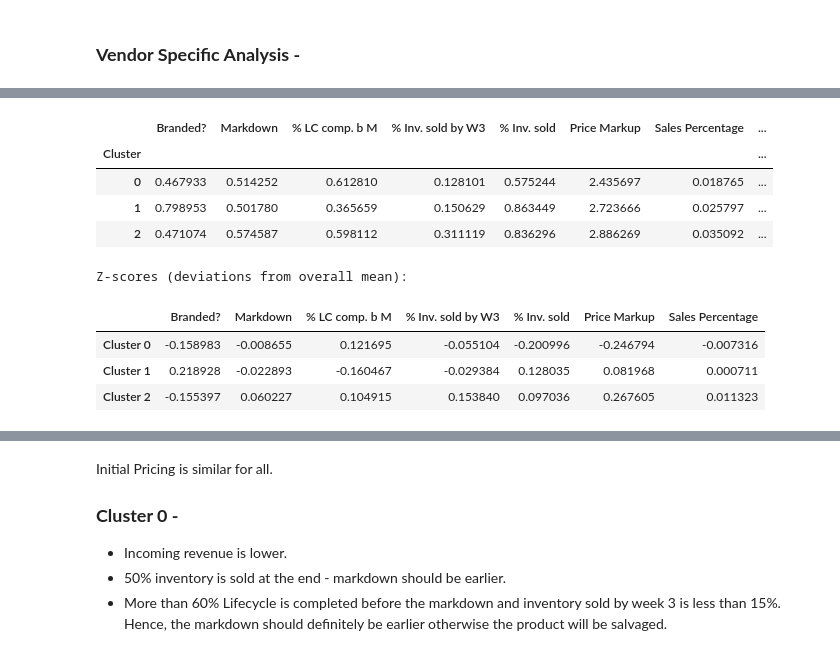
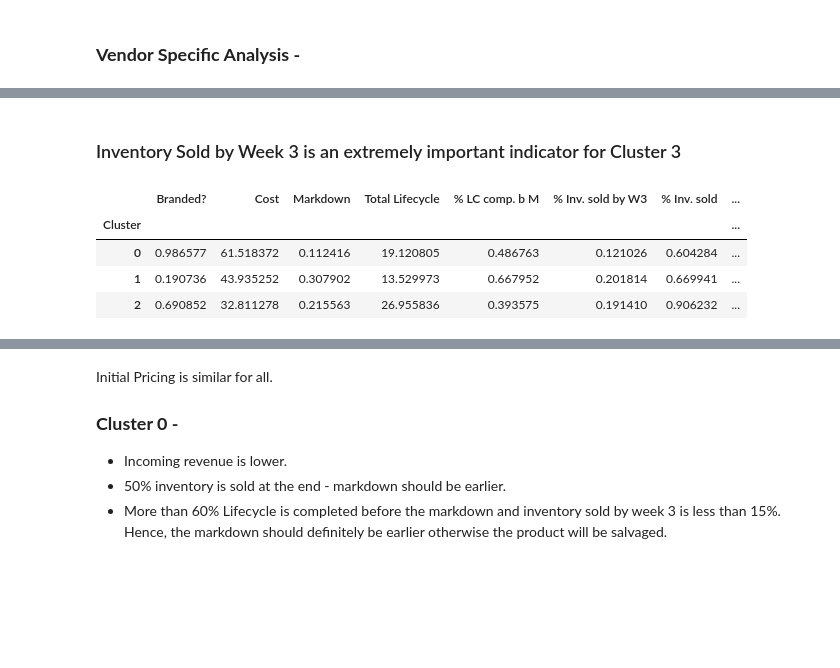
Before and after one commit to akshat-karwa/Markdown-Management, a Jupyter notebook: markdown_management.ipynb, the cells around one changed output, grey strips where cells are left out. Drawn from its saved outputs; the diff is of its cells as text; code cells hidden in the pictures; blank space fills up the shorter version.

```diff
--- a/markdown_management.ipynb
+++ b/markdown_management.ipynb
@@ -33,8 +33,6 @@ new_columns = {
     }
 
 df = df.rename(columns=new_columns)
-# init_Profit = 1st Ticket Price - Cost
-df['Profit - 1st Ticket Price'] = df['Initial Price'] - df['Cost']
 df['Sunk Cost'] = (df['Units Left'] * df['Cost'])
 df['Has_Markdown'] = df['Markdown'].notna()
 # %% [markdown]
@@ -138,8 +151,8 @@ plot_analysis(vendor_markdown_data, variable='Vendor')
 df['% LC comp. b M'] = (df['Week of Markdown'] / df['Total Lifecycle'])
 df['% Inv. sold by W3'] = (df['Sales by Week 3'] / (df['Sales'] + df['Units Left']))
 df['% Inv. sold'] = (df['Sales'] / (df['Sales'] + df['Units Left']))
-df['Price Markup'] = (df['Initial Price'] / df['Cost'])
-df["Sales Percentage"] = (df["Sales Amount"] / df["Sales Amount"].sum()) * 100
+df['Price Markup'] = (df['Initial Price'] / (df['Cost']))
+df["Sales Percentage"] = (df["Sales Amount"] / df["Sales Amount"].sum())
 df['Markdown'] = (df['Markdown'] / 100)
 df
 # %% [output]
@@ -192,0 +209,7 @@ plt.show()
+# %%
+correlation_data = df[df['Markdown'].notna()].copy()
+# Replacing 50 % Markdown with 0 and 60 % with 1 for better clustering
+correlation_data['Markdown'] = correlation_data['Markdown'].replace({0.5: 0, 0.6: 1}).astype(int)
+correlation_data = correlation_data.drop(columns=['ID', 'Buyer', 'Initial Price', 'Vendor', 'Week of Markdown', 'Week Available', 'Sales by Week 3', 'Sales', 'Sales Amount',
+                                    'Units Left', 'Sunk Cost', 'Has_Markdown', 'Revenue Left'])
+correlation_data
@@ -260,4 +291,11 @@ cluster_summary = correlation_data.groupby('Cluster').mean()
 # %%
+optimal_k = 3
+kmeans = KMeans(n_clusters=optimal_k)
+cluster_labels = kmeans.fit_predict(scaled_data)
+
+data_for_clustering['Cluster'] = cluster_labels
+cluster_summary = data_for_clustering.groupby('Cluster').mean()
+
 pca = PCA(n_components=3)
 pca_result = pca.fit_transform(scaled_data)
 pca_df = pd.DataFrame(data=pca_result, columns=['PC1', 'PC2', 'PC3'])
@@ -297,29 +374,12 @@ clustering_data
+# %% [markdown]
+### Inventory Sold by Week 3 is an extremely important indicator for Cluster 3
 # %%
-cluster_counts = clustering_data['Cluster'].value_counts().sort_index()
+cluster_counts = data_for_clustering['Cluster'].value_counts().sort_index()
 cluster_summary['Count'] = cluster_counts
 cluster_summary
 # %% [output]
-|  | Branded? | Markdown | % LC comp. b M | % Inv. sold by W3 | % Inv. sold | Price Markup | Sales Percentage | ... |
+|  | Branded? | Cost | Markdown | Total Lifecycle | % LC comp. b M | % Inv. sold by W3 | % Inv. sold | ... |
 | Cluster |  |  |  |  |  |  |  | ... |
-| 0 | 0.467933 | 0.514252 | 0.612810 | 0.128101 | 0.575244 | 2.435697 | 0.018765 | ... |
-| 1 | 0.798953 | 0.501780 | 0.365659 | 0.150629 | 0.863449 | 2.723666 | 0.025797 | ... |
-| 2 | 0.471074 | 0.574587 | 0.598112 | 0.311119 | 0.836296 | 2.886269 | 0.035092 | ... |
+| 0 | 0.986577 | 61.518372 | 0.112416 | 19.120805 | 0.486763 | 0.121026 | 0.604284 | ... |
+| 1 | 0.190736 | 43.935252 | 0.307902 | 13.529973 | 0.667952 | 0.201814 | 0.669941 | ... |
+| 2 | 0.690852 | 32.811278 | 0.215563 | 26.955836 | 0.393575 | 0.191410 | 0.906232 | ... |
-# %%
-# Deviations from overall average
-overall_means = clustering_data.loc[:, clustering_data.columns != 'Cluster'].mean()
-
-# z-scores for each metric in each cluster
-z_scores = pd.DataFrame()
-for cluster in cluster_summary.index:
-    cluster_values = cluster_summary.loc[cluster, :]
-    cluster_z = (cluster_values[:-1] - overall_means) / overall_means.std()
-    z_scores[f'Cluster {cluster}'] = cluster_z
-
-print("\nZ-scores (deviations from overall mean):")
-z_scores.T
-# %% [output]
-Z-scores (deviations from overall mean):
-|  | Branded? | Markdown | % LC comp. b M | % Inv. sold by W3 | % Inv. sold | Price Markup | Sales Percentage |
-| Cluster 0 | -0.158983 | -0.008655 | 0.121695 | -0.055104 | -0.200996 | -0.246794 | -0.007316 |
-| Cluster 1 | 0.218928 | -0.022893 | -0.160467 | -0.029384 | 0.128035 | 0.081968 | 0.000711 |
-| Cluster 2 | -0.155397 | 0.060227 | 0.104915 | 0.153840 | 0.097036 | 0.267605 | 0.011323 |
```
Also changed, not shown: parts of 37 cells of this notebook, 2 other files.
